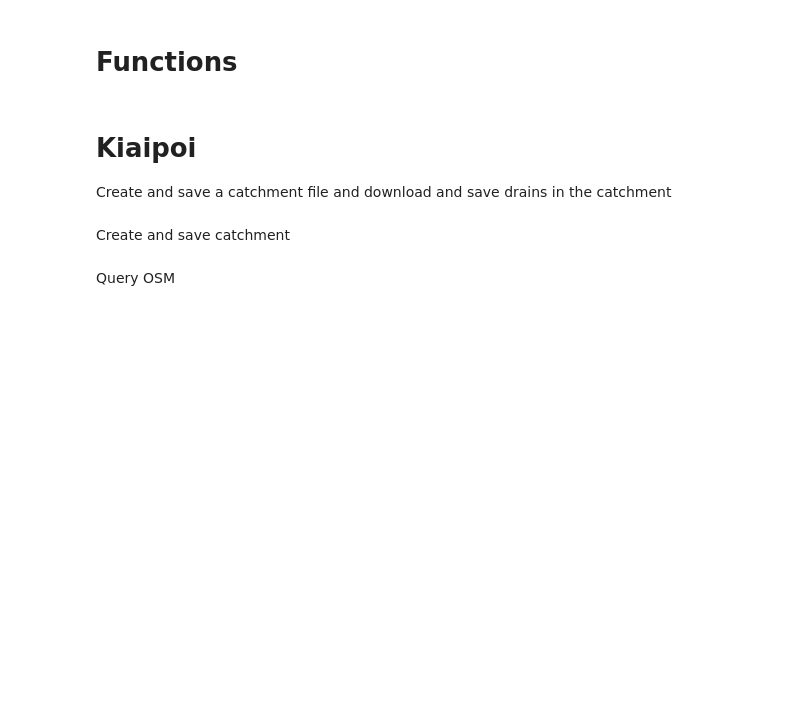
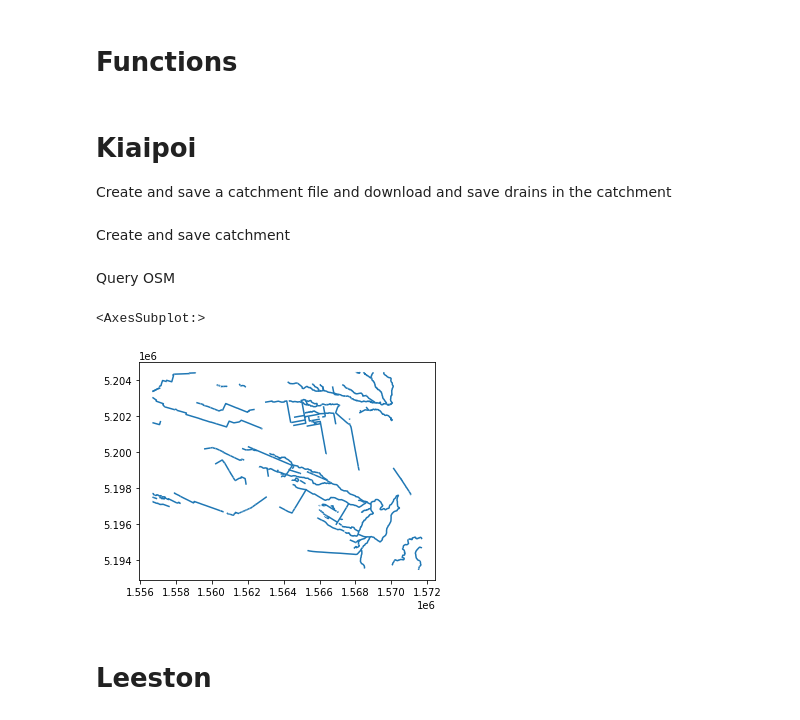
Before and after one commit to rosepearson/DrainDetection, a Jupyter notebook: scripts/catchments.ipynb, the cells around one changed output. Drawn from its saved outputs; the diff is of its cells as text; code cells hidden in the pictures; blank space fills up the shorter version.

Commit message:
Added leeston as a catchment, and extented the script to download trimmed drains and drain buffers

```diff
--- a/scripts/catchments.ipynb
+++ b/scripts/catchments.ipynb
@@ -13,7 +20,7 @@ crs=2193
 # %%
-def create_catchment(x0: float, y0: float, x1: float, y1: float, name:str) -> geopandas.GeoDataFrame:
+def create_catchment(x0: float, y0: float, x1: float, y1: float,
+                     catchment_path: pathlib.Path) -> geopandas.GeoDataFrame:
     catchment = geopandas.GeoDataFrame(geometry=[shapely.geometry.Polygon([[x0, y0], [x1, y0], [x1, y1], [x0, y1]])], crs=crs)
-    catchment_path = (basepath / name)
-    catchment_path.mkdir(parents=True, exist_ok=True)
+
     catchment.to_file(catchment_path / "catchment.geojson")
     return catchment
@@ -29,16 +68,8 @@ y1 = 5193450
 # %% [markdown]
 Create and save catchment
 # %%
-catchment = create_catchment(x0=x0, y0=y0, x1=x1, y1=y1, name=name)
+catchment_path = create_path(basepath, name)
+catchment = create_catchment(x0=x0, y0=y0, x1=x1, y1=y1, catchment_path=catchment_path)
+drains = download_drains(catchment=catchment, drain_width=drain_width, catchment_path=catchment_path)
 # %% [markdown]
 Query OSM
-# %%
-def download_drains(catchment: geopandas.GeoDataFrame) -> geopandas.GeoDataFrame:
-    bbox_lat_long = catchment.to_crs('EPSG:4326').bounds
-
-    query = overpassQueryBuilder(bbox=[bbox_lat_long.miny[0],
-                                   bbox_lat_long.minx[0],
-                                   bbox_lat_long.maxy[0],
-                                   bbox_lat_long.maxx[0]],
-                             elementType='way', selector='waterway',
-                             out='body', includeGeometry=True)
@@ -81,0 +76,9 @@ closed_drains = drains[drains['tunnel']]
+# %%
+drains = download_drains(catchment=catchment)
+# %%
+drains.plot()
+# %% [output]
+<AxesSubplot:>
+[figure, added]
+# %% [markdown]
+# Leeston
```
Also changed, not shown: parts of 7 cells of this notebook, 1 other file.
